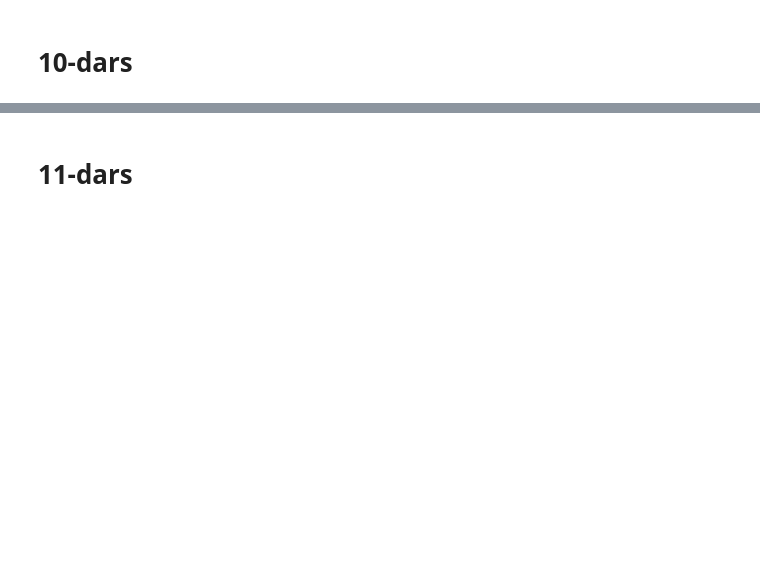
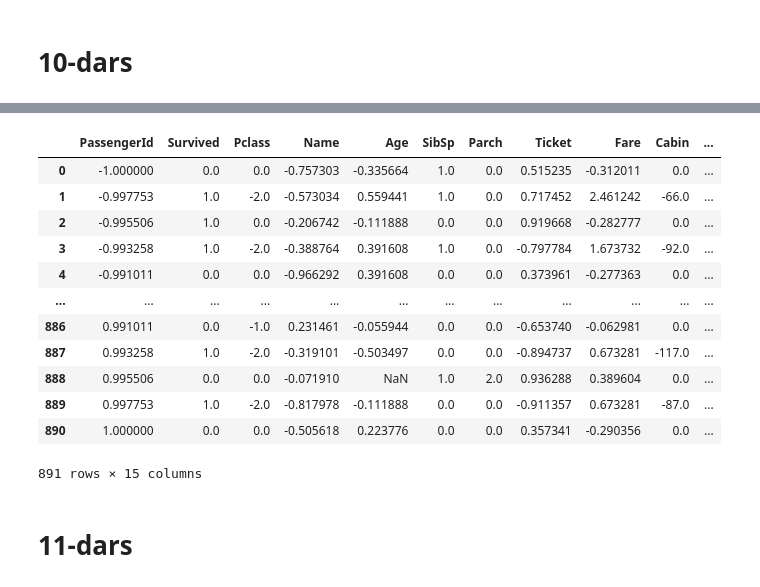
Before and after one commit to bunyod123/AI-DARSLAR, a Jupyter notebook: AI_Course(KOREA)/AI_cource_coding/coding_revesion.ipynb, the cells around one changed output, grey strips where cells are left out. Drawn from its saved outputs; the diff is of its cells as text; code cells hidden in the pictures; blank space fills up the shorter version.

```diff
--- a/AI_Course(KOREA)/AI_cource_coding/coding_revesion.ipynb
+++ b/AI_Course(KOREA)/AI_cource_coding/coding_revesion.ipynb
@@ -157,3 +129,34 @@ memory usage: 118.5+ KB
+# %%
+for cols in df.select_dtypes(include=['object']):
+        if df[cols].nunique() <= 3:
+            df = pd.get_dummies(df, columns=[cols], dtype=int)
+            # dummies = pd.get_dummies(df[cols], prefix='yangi', dtype=int)
+            # df = pd.concat([df.drop(cols, axis=1, inplace=True), dummies])
+        else: df[cols] = labeling.fit_transform(df[[cols]])
+# %%
+from sklearn.preprocessing import RobustScaler
+rs = RobustScaler()
+# %%
+num_cols = df.select_dtypes(include=['int64','float64']).columns.to_list()
+num_cols
+# %%
+df[num_cols] = rs.fit_transform(df[num_cols])
+# %%
+df
+# %% [output]
+|  | PassengerId | Survived | Pclass | Name | Age | SibSp | Parch | Ticket | Fare | Cabin | ... |
+| 0 | -1.000000 | 0.0 | 0.0 | -0.757303 | -0.335664 | 1.0 | 0.0 | 0.515235 | -0.312011 | 0.0 | ... |
+| 1 | -0.997753 | 1.0 | -2.0 | -0.573034 | 0.559441 | 1.0 | 0.0 | 0.717452 | 2.461242 | -66.0 | ... |
+| 2 | -0.995506 | 1.0 | 0.0 | -0.206742 | -0.111888 | 0.0 | 0.0 | 0.919668 | -0.282777 | 0.0 | ... |
+| 3 | -0.993258 | 1.0 | -2.0 | -0.388764 | 0.391608 | 1.0 | 0.0 | -0.797784 | 1.673732 | -92.0 | ... |
+| 4 | -0.991011 | 0.0 | 0.0 | -0.966292 | 0.391608 | 0.0 | 0.0 | 0.373961 | -0.277363 | 0.0 | ... |
+| ... | ... | ... | ... | ... | ... | ... | ... | ... | ... | ... | ... |
+| 886 | 0.991011 | 0.0 | -1.0 | 0.231461 | -0.055944 | 0.0 | 0.0 | -0.653740 | -0.062981 | 0.0 | ... |
+| 887 | 0.993258 | 1.0 | -2.0 | -0.319101 | -0.503497 | 0.0 | 0.0 | -0.894737 | 0.673281 | -117.0 | ... |
+| 888 | 0.995506 | 0.0 | 0.0 | -0.071910 | NaN | 1.0 | 2.0 | 0.936288 | 0.389604 | 0.0 | ... |
+| 889 | 0.997753 | 1.0 | -2.0 | -0.817978 | -0.111888 | 0.0 | 0.0 | -0.911357 | 0.673281 | -87.0 | ... |
+| 890 | 1.000000 | 0.0 | 0.0 | -0.505618 | 0.223776 | 0.0 | 0.0 | 0.357341 | -0.290356 | 0.0 | ... |
+891 rows × 15 columns
 # %% [markdown]
 # 11-dars
 # %%
```
Also changed, not shown: parts of 32 cells of this notebook, 1 other file.
